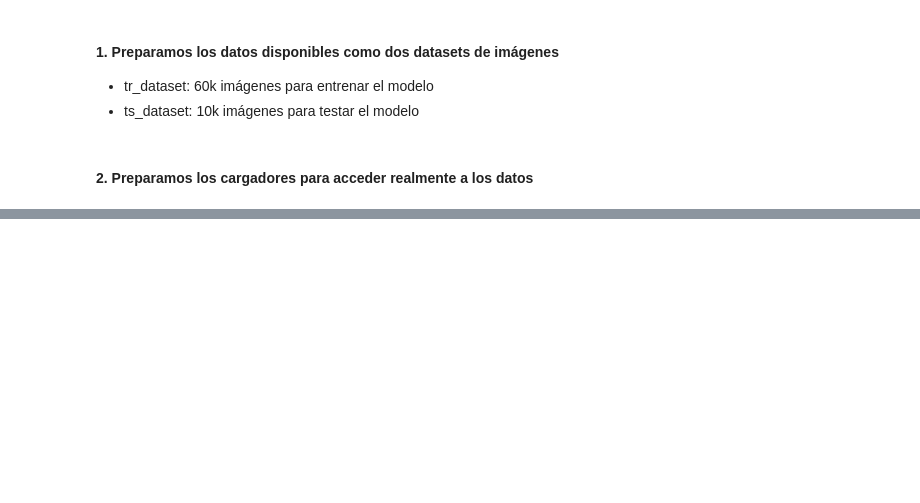
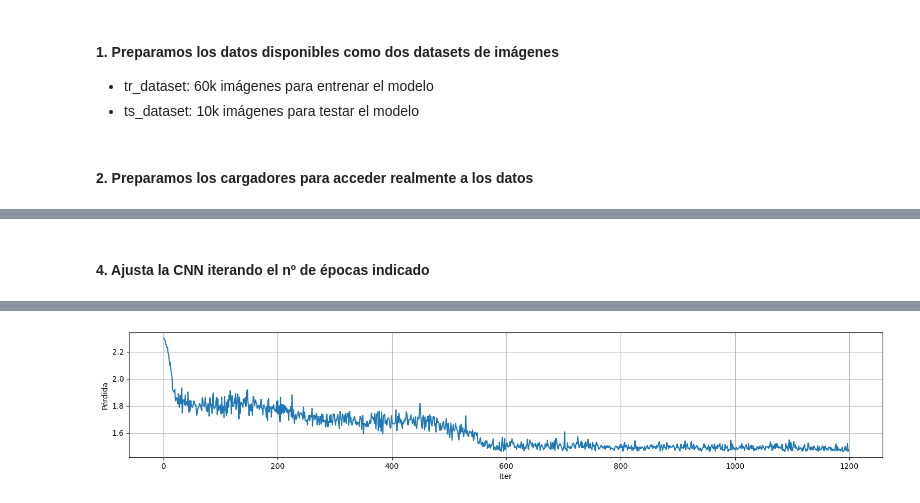
Before and after one commit to eugesu/DL-PYTORCH, a Jupyter notebook: 4_cnn_MNIST.ipynb, the cells around one changed output, grey strips where cells are left out. Saved outputs shown, nothing was run; the diff lists cells and outputs as text; code cells hidden in the pictures; blank space fills up the shorter version.

```diff
--- a/4_cnn_MNIST.ipynb
+++ b/4_cnn_MNIST.ipynb
@@ -436,0 +124,2 @@ plt.show()
+# %% [markdown]
+#### 4. Ajusta la CNN iterando el nº de épocas indicado
@@ -436,0 +134,35 @@ plt.show()
+# %%
+# Bucle de ajuste de los parámetros del modelo
+n_total_steps = len(train_loader)
+tr_eval_loss = np.zeros(n_epochs * n_total_steps)
+k=0
+print(f'Ajusta el modelo con {n_epochs} épocas:')
+for epoch in range(n_epochs):
+    for i, (imgs, etqs) in enumerate(train_loader):
+        imgs = imgs.to(device)
+        etqs = etqs.to(device)
+
+        # forward
+        outputs = model(imgs)
+        loss = funcion_perdida(outputs, etqs)
+        tr_eval_loss[k] = loss
+        k+=1
+
+        # backwards
+        optimizador.zero_grad()
+        loss.backward()
+        optimizador.step()
+
+        if (i+1) % 200 == 0:
+            print(f'Época: {epoch+1}/{n_epochs} '
+                  f' - Step: {i+1}/{n_total_steps} :: loss = {loss.item()}')
+
+
+print(f'Modelo CNN ajustado en {n_epochs} épocas.')
+fig = plt.figure(1,figsize=(18, 3))
+plt.plot(tr_eval_loss)
+plt.xlabel('Iter')
+plt.ylabel('Pérdida')
+plt.grid()
+plt.show()
+# %% [output]
@@ -436,0 +177 @@ plt.show()
+[figure, added]
```
Also changed, not shown: parts of 44 cells of this notebook, 9 other files.
